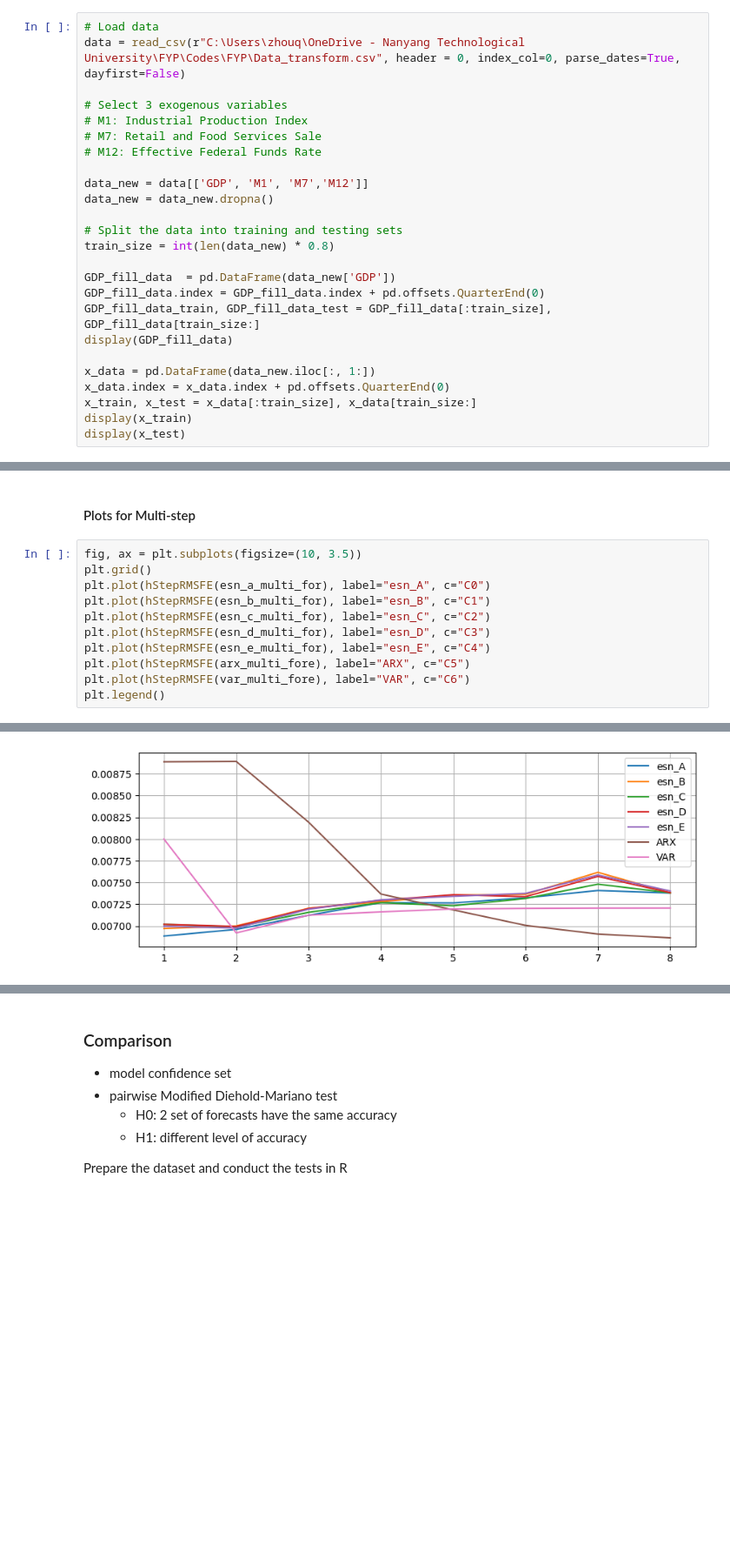
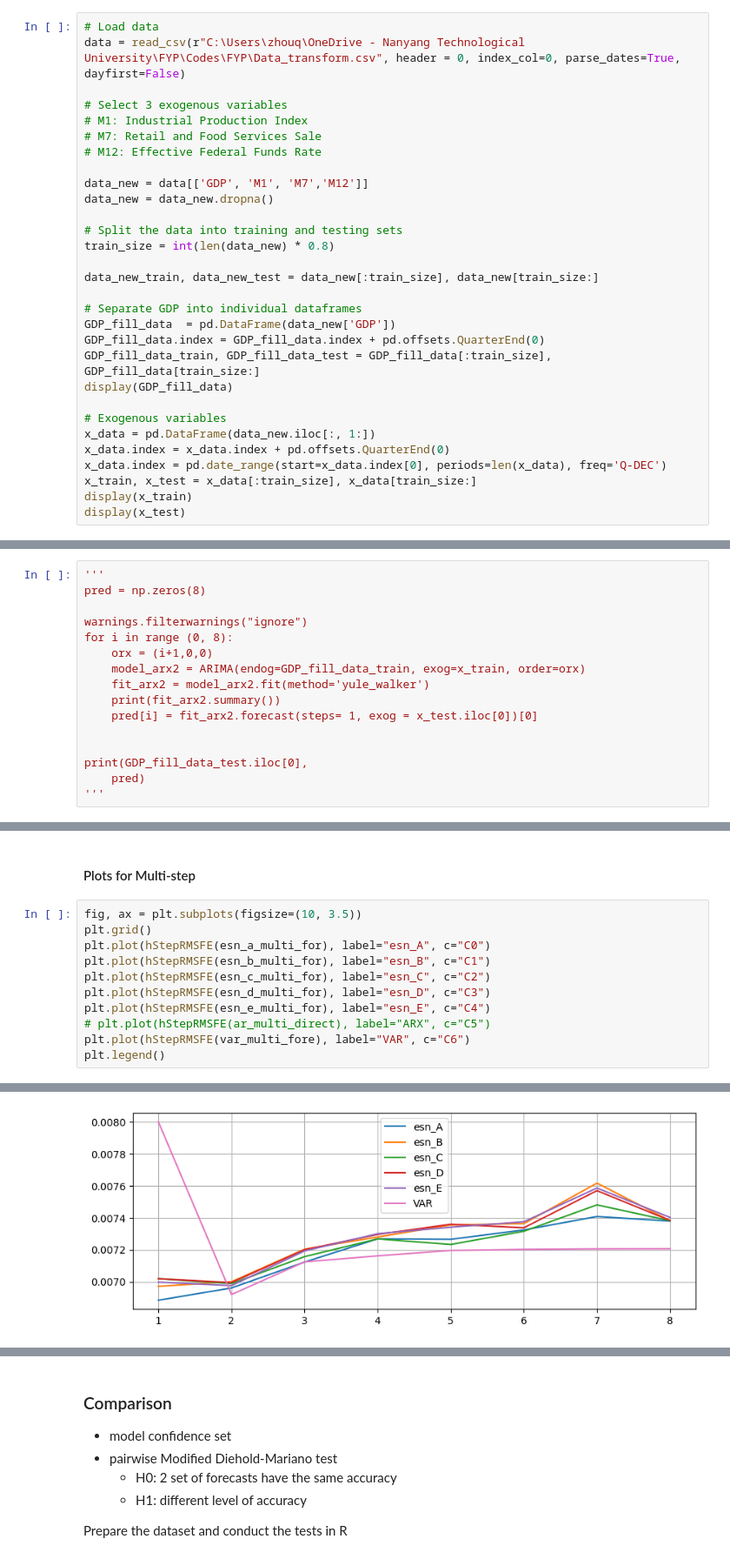
Before and after one commit to qh007/FYP, a Jupyter notebook: All Models - small dataset.ipynb, the cells around one changed output, grey strips where cells are left out. Shown at 87% size. Drawn from its saved outputs; the diff is of its cells as text; blank space fills up the shorter version.

```diff
--- a/All Models - small dataset.ipynb
+++ b/All Models - small dataset.ipynb
@@ -36,13 +39,18 @@ data_new = data_new.dropna()
 # Split the data into training and testing sets
 train_size = int(len(data_new) * 0.8)
 
+data_new_train, data_new_test = data_new[:train_size], data_new[train_size:]
+
+# Separate GDP into individual dataframes
 GDP_fill_data  = pd.DataFrame(data_new['GDP'])
 GDP_fill_data.index = GDP_fill_data.index + pd.offsets.QuarterEnd(0)
 GDP_fill_data_train, GDP_fill_data_test = GDP_fill_data[:train_size], GDP_fill_data[train_size:]
 display(GDP_fill_data)
 
+# Exogenous variables
 x_data = pd.DataFrame(data_new.iloc[:, 1:])
 x_data.index = x_data.index + pd.offsets.QuarterEnd(0)
+x_data.index = pd.date_range(start=x_data.index[0], periods=len(x_data), freq='Q-DEC')
 x_train, x_test = x_data[:train_size], x_data[train_size:]
 display(x_train)
 display(x_test)
@@ -1322,0 +1315,16 @@ hStepRMSFE(arx_multi_fore)
+# %%
+'''
+pred = np.zeros(8)
+
+warnings.filterwarnings("ignore")
+for i in range (0, 8):
+    orx = (i+1,0,0)
+    model_arx2 = ARIMA(endog=GDP_fill_data_train, exog=x_train, order=orx)
+    fit_arx2 = model_arx2.fit(method='yule_walker')
+    print(fit_arx2.summary())
+    pred[i] = fit_arx2.forecast(steps= 1, exog = x_test.iloc[0])[0]
+
+
+print(GDP_fill_data_test.iloc[0],
+    pred)
+'''
@@ -1387,14 +1395,14 @@ hStepRMSFE(var_multi_fore)
 # %%
 fig, ax = plt.subplots(figsize=(10, 3.5))
 plt.grid()
 plt.plot(hStepRMSFE(esn_a_multi_for), label="esn_A", c="C0")
 plt.plot(hStepRMSFE(esn_b_multi_for), label="esn_B", c="C1")
 plt.plot(hStepRMSFE(esn_c_multi_for), label="esn_C", c="C2")
 plt.plot(hStepRMSFE(esn_d_multi_for), label="esn_D", c="C3")
 plt.plot(hStepRMSFE(esn_e_multi_for), label="esn_E", c="C4")
-plt.plot(hStepRMSFE(arx_multi_fore), label="ARX", c="C5")
+# plt.plot(hStepRMSFE(ar_multi_direct), label="ARX", c="C5")
 plt.plot(hStepRMSFE(var_multi_fore), label="VAR", c="C6")
 plt.legend()
 # %% [output]
 <matplotlib.legend.Legend at 0x...>
-[figure, old version]
+[figure, new version]
```
Also changed, not shown: parts of 53 cells of this notebook, 18 other files.
